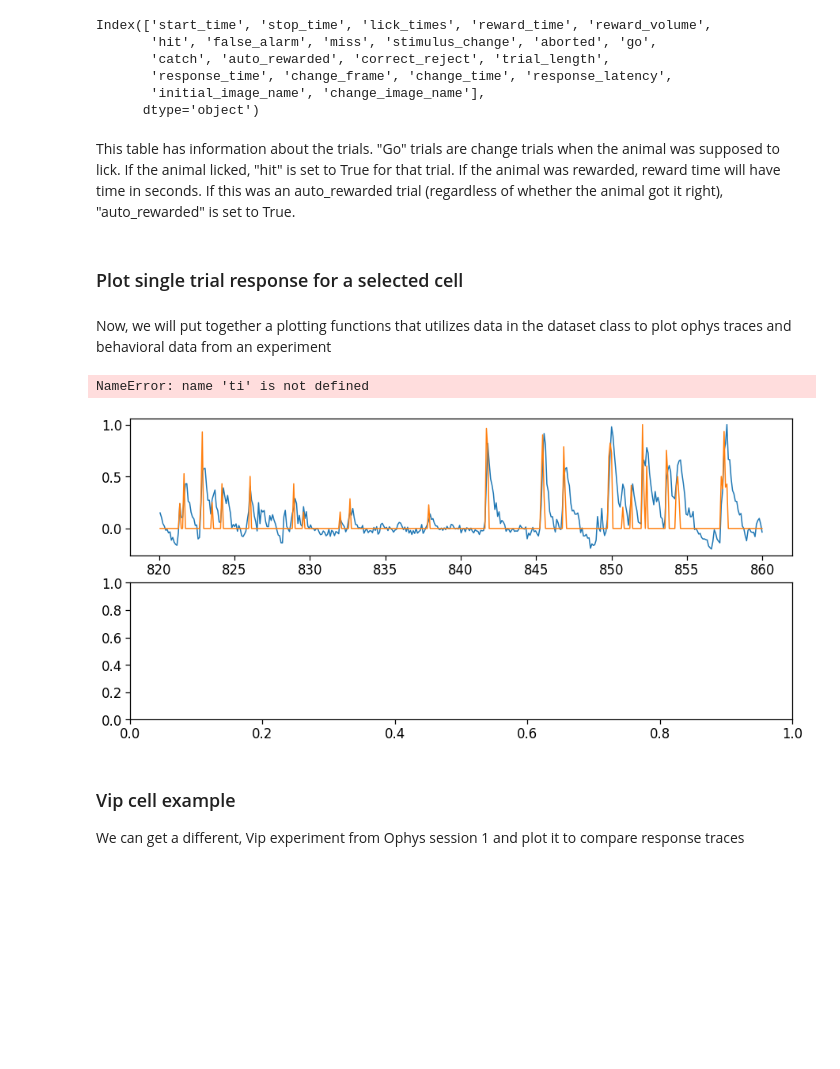
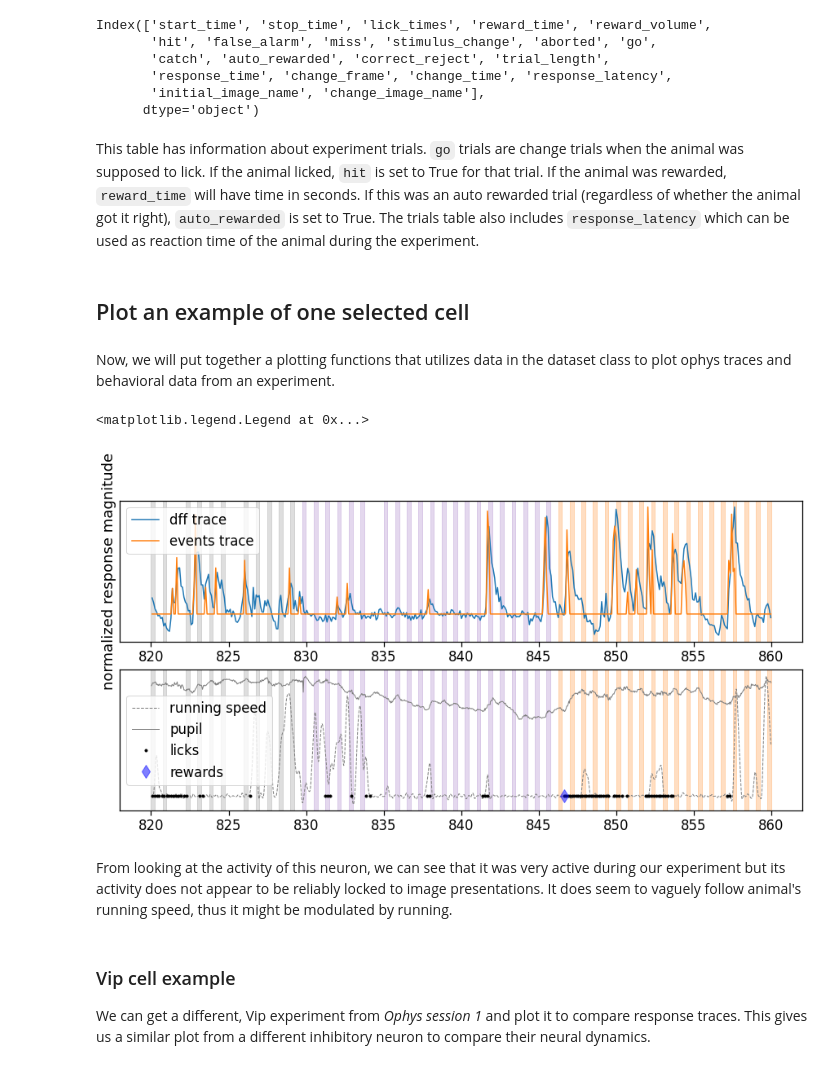
Before and after one commit to AllenInstitute/visual_behavior_analysis, a Jupyter notebook: notebooks/22.03.2021_load_ophys_data_example.ipynb, the cells around one changed output. Saved outputs shown, nothing was run; the diff lists cells and outputs as text; code cells hidden in the pictures; blank space fills up the shorter version.

````diff
--- a/notebooks/22.03.2021_load_ophys_data_example.ipynb
+++ b/notebooks/22.03.2021_load_ophys_data_example.ipynb
@@ -359,11 +386,11 @@ Index(['start_time', 'stop_time', 'lick_times', 'reward_time', 'reward_volume',
        'initial_image_name', 'change_image_name'],
       dtype='object')
 # %% [markdown]
-This table has information about the trials. "Go" trials are change trials when the animal was supposed to lick. If the animal licked, "hit" is set to True for that trial. If the animal was rewarded, reward time will have time in seconds. If this was an auto_rewarded trial (regardless of whether the animal got it right), "auto_rewarded" is set to True.
+This table has information about experiment trials. ```go``` trials are change trials when the animal was supposed to lick. If the animal licked, ```hit``` is set to True for that trial. If the animal was rewarded, ```reward_time``` will have time in seconds. If this was an auto rewarded trial (regardless of whether the animal got it right), ```auto_rewarded``` is set to True. The trials table also includes ```response_latency``` which can be used as reaction time of the animal during the experiment.
 # %% [markdown]
-### Plot single trial response for a selected cell
+## Plot an example of one selected cell
 # %% [markdown]
-Now, we will put together a plotting functions that utilizes data in the dataset class to plot ophys traces and behavioral data from an experiment
+Now, we will put together a plotting functions that utilizes data in the dataset class to plot ophys traces and behavioral data from an experiment.
 # %%
 # create a list of all unique stimuli presented in this experiment
 unique_stimuli = [stimulus for stimulus in dataset.stimulus_presentations['image_name'].unique()]
@@ -446,31 +479,33 @@ def plot_stimuli(ax, start_time, tf):
     for idx, stimulus in stimulus_presentations_sample.iterrows():
         ax.axvspan(stimulus['start_time'], stimulus['stop_time'], color=stimulus['color'], alpha=0.25)
 # %%
-start_time = 820 # start time in seconds
-stop_time = 860 # stop time in seconds
+initial_time = 820 # start time in seconds
+final_time = 860 # stop time in seconds
 fig, ax = plt.subplots(2,1,figsize = (15,7))
-plot_dff_trace(ax[0], cell_specimen_ids[3], start_time, stop_time)
-plot_events_trace(ax[0], cell_specimen_ids[3], start_time, stop_time)
-plot_stimuli(ax[0], ti, tf)
+plot_dff_trace(ax[0], cell_specimen_ids[3], initial_time, final_time)
+plot_events_trace(ax[0], cell_specimen_ids[3], initial_time, final_time)
+plot_stimuli(ax[0], initial_time, final_time)
 ax[0].set_ylabel('normalized response magnitude')
 ax[0].set_yticks([])
 ax[0].legend(['dff trace', 'events trace'])
 
-plot_running(ax[1], start_time, stop_time)
-plot_pupil(ax[1], start_time, stop_time)
-plot_licks(ax[1], start_time, stop_time)
-plot_rewards(ax[1], start_time, stop_time)
-plot_stimuli(ax[1], start_time, stop_time)
+plot_running(ax[1], initial_time, final_time)
+plot_pupil(ax[1], initial_time, final_time)
+plot_licks(ax[1], initial_time, final_time)
+plot_rewards(ax[1], initial_time, final_time)
+plot_stimuli(ax[1], initial_time, final_time)
 
 ax[1].set_yticks([])
 ax[1].legend(['running speed', 'pupil','licks', 'rewards'])
 # %% [output]
-NameError: name 'ti' is not defined
+<matplotlib.legend.Legend at 0x...>
-[figure, old version]
+[figure, new version]
+# %% [markdown]
+From looking at the activity of this neuron, we can see that it was very active during our experiment but its activity does not appear to be reliably locked to image presentations. It does seem to vaguely follow animal's running speed, thus it might be modulated by running.
 # %% [markdown]
 ### Vip cell example
 
-We can get a different, Vip experiment from Ophys session 1 and plot it to compare response traces
+We can get a different, Vip experiment from *Ophys session 1* and plot it to compare response traces. This gives us a similar plot from a different inhibitory neuron to compare their neural dynamics.
 # %%
 selected_experiment_table = experiment_table[(experiment_table.cre_line=='Vip-IRES-Cre')&
                         (experiment_table.session_number==1)]
````
Also changed, not shown: parts of 29 cells of this notebook.
